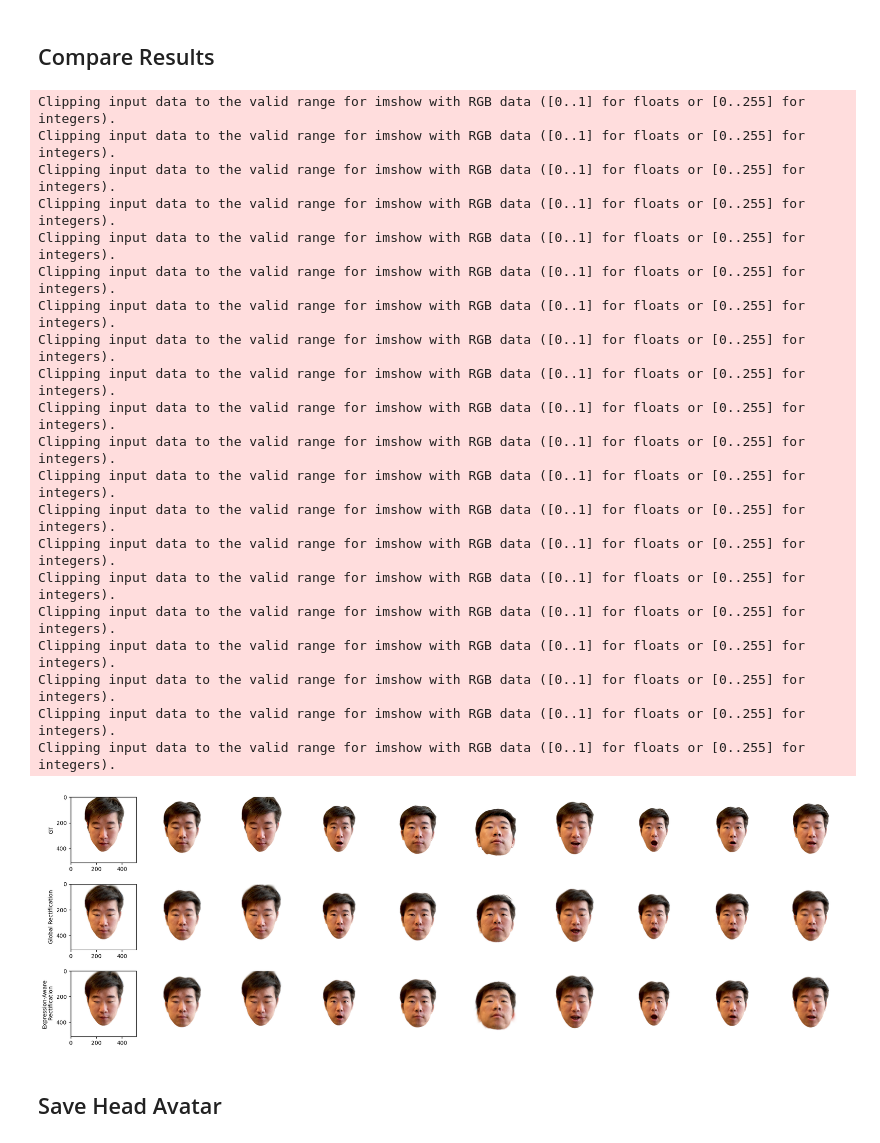
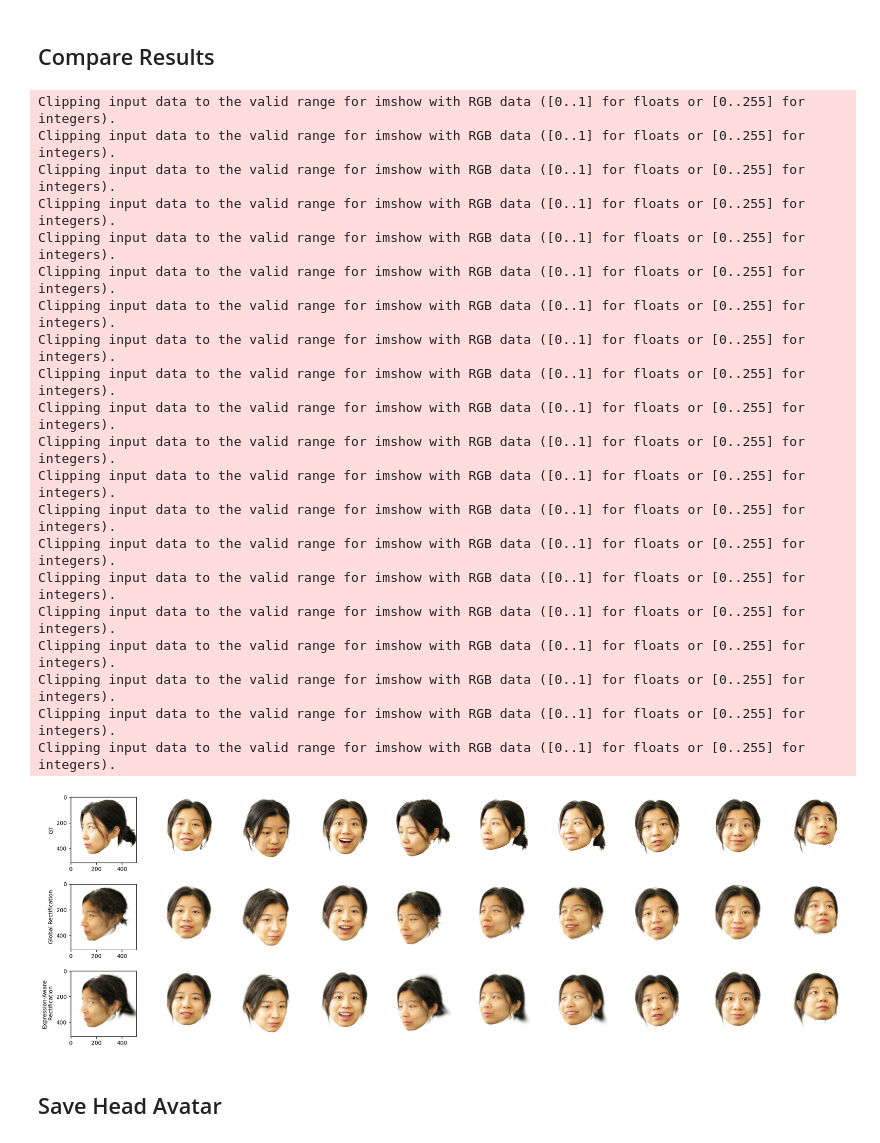
Before and after one commit to PeizhiYan/gaussian-dejavu, a Jupyter notebook: examples/Personalize-Avatar.ipynb, the cells around one changed output. Cells and saved outputs as stored; diff of their text form; code cells hidden in the pictures.

```diff
--- a/examples/Personalize-Avatar.ipynb
+++ b/examples/Personalize-Avatar.ipynb
@@ -30,7 +30,7 @@ def min_max_normalize(image):
     norm_image = (image - np.min(image)) / (np.max(image) - np.min(image))
     return norm_image
 
-dejavu = GaussianDejavu(network_weights='./models/dejavu_network.pt', uv_map_size=120, num_expressions=20)
+dejavu = GaussianDejavu(network_weights='./models/dejavu_network.pt', uv_map_size=320)
 device = dejavu.device
 # %% [output]
 Current Working Directory:  /home/peizhi/Documents/gaussian-dejavu
@@ -45,9 +45,9 @@ Gaussian DejaVu Framework Created.
 # Please first follow the flame-head-tracker to reconstruct the FLAME parameters
 # https://github.com/PeizhiYan/flame-head-tracker
 
-dataset_path = '/mnt/data3_hdd/peizhi/Datasets/Personal_Videos_flame_new/peizhi-demo'
-#dataset_path = '/mnt/data3_hdd/peizhi/Datasets/IMAvatar_flame_new/subject1'
-#dataset_path = '/mnt/data3_hdd/peizhi/Datasets/IMAvatar_flame_new/subject2'
+# dataset_path = '/mnt/data3_hdd/peizhi/Datasets/Personal_Videos_flame_new/peizhi-demo-3.2'
+dataset_path = '/mnt/data3_hdd/peizhi/Datasets/IMAvatar_tracker_3.2/subject1'
+#dataset_path = '/mnt/data3_hdd/peizhi/Datasets/IMAvatar_tracker_3.2/subject2'
 personal_dataloader = PersonalDataLoader(dataset_path=dataset_path, device=device, shuffle=True)
 
 batch_data = personal_dataloader.next_random_batch(batch_size=3)
@@ -87,6 +88,11 @@ masks torch.Size([3, 512, 512, 1])
 # %% [markdown]
 ## Train
 # %%
-dejavu.personal_video_training(personal_dataloader, batch_size=16, stage_1_steps=300, stage_2_steps=500)
+# dejavu.personal_video_training(personal_dataloader, batch_size=16, stage_1_steps=300, stage_2_steps=500) # this is v1.0, deprecated in v1.1
+
+# v1.1
+dejavu.personal_video_training(personal_dataloader,
+                               batch_size=16, batch_size_mlp=64,
+                               steps_s1=100, steps_mlp=250, steps_s2=300)
 # %% [output]
 Setting up [LPIPS] perceptual loss: trunk [vgg], v[0.1], spatial [off]
@@ -106,43 +112,43 @@ for i in range(num_examples):
     # Ground-Truth Frames (First Row)
     plt.subplot(3,num_examples,i+1)
     plt.imshow(batch_data_test['img_masked'][0].detach().cpu()); plt.axis('off')
-    if i == 0: plt.axis('on'); plt.ylabel('GT')
+    if i == 0: plt.ylabel('GT'); plt.axis('on')
 
     # Reconstructed, w/ Global Rectification (Second Row)
     plt.subplot(3,num_examples,num_examples+i+1)
     batch_rendered_global = dejavu._render_with_global_offsets_(batch_data_test, dejavu.global_uv_delta)
     plt.imshow(batch_rendered_global[0].detach().cpu().permute(1,2,0)); plt.axis('off')
-    if i == 0: plt.axis('on'); plt.ylabel('Global Rectification')
+    if i == 0: plt.ylabel('Global Rectification'); plt.axis('on')
 
     # Reconstructed, w/ Expression-Aware Rectification (Third Row)
     plt.subplot(3,num_examples,2*num_examples+i+1)
     batch_rendered_blend, _ = dejavu._render_with_blendmaps_(batch_data_test, dejavu.uv_delta_blendmaps)
     plt.imshow(batch_rendered_blend[0].detach().cpu().permute(1,2,0)); plt.axis('off')
-    if i == 0: plt.axis('on'); plt.ylabel('Expression-Aware\n Rectification')
+    if i == 0: plt.ylabel('Expression-Aware\n Rectification'); plt.axis('on')
 
 plt.show()
 # %% [output]
 Clipping input data to the valid range for imshow with RGB data ([0..1] for floats or [0..255] for integers).
 Clipping input data to the valid range for imshow with RGB data ([0..1] for floats or [0..255] for integers).
 Clipping input data to the valid range for imshow with RGB data ([0..1] for floats or [0..255] for integers).
 Clipping input data to the valid range for imshow with RGB data ([0..1] for floats or [0..255] for integers).
 Clipping input data to the valid range for imshow with RGB data ([0..1] for floats or [0..255] for integers).
 Clipping input data to the valid range for imshow with RGB data ([0..1] for floats or [0..255] for integers).
 Clipping input data to the valid range for imshow with RGB data ([0..1] for floats or [0..255] for integers).
 Clipping input data to the valid range for imshow with RGB data ([0..1] for floats or [0..255] for integers).
 Clipping input data to the valid range for imshow with RGB data ([0..1] for floats or [0..255] for integers).
 Clipping input data to the valid range for imshow with RGB data ([0..1] for floats or [0..255] for integers).
 Clipping input data to the valid range for imshow with RGB data ([0..1] for floats or [0..255] for integers).
 Clipping input data to the valid range for imshow with RGB data ([0..1] for floats or [0..255] for integers).
 Clipping input data to the valid range for imshow with RGB data ([0..1] for floats or [0..255] for integers).
 Clipping input data to the valid range for imshow with RGB data ([0..1] for floats or [0..255] for integers).
 Clipping input data to the valid range for imshow with RGB data ([0..1] for floats or [0..255] for integers).
 Clipping input data to the valid range for imshow with RGB data ([0..1] for floats or [0..255] for integers).
 Clipping input data to the valid range for imshow with RGB data ([0..1] for floats or [0..255] for integers).
 Clipping input data to the valid range for imshow with RGB data ([0..1] for floats or [0..255] for integers).
 Clipping input data to the valid range for imshow with RGB data ([0..1] for floats or [0..255] for integers).
 Clipping input data to the valid range for imshow with RGB data ([0..1] for floats or [0..255] for integers).
-[figure, old version]
+[figure, new version]
 # %% [markdown]
 ## Save Head Avatar
 # %%
```
Also changed, not shown: parts of 4 cells of this notebook, 7 other files.
